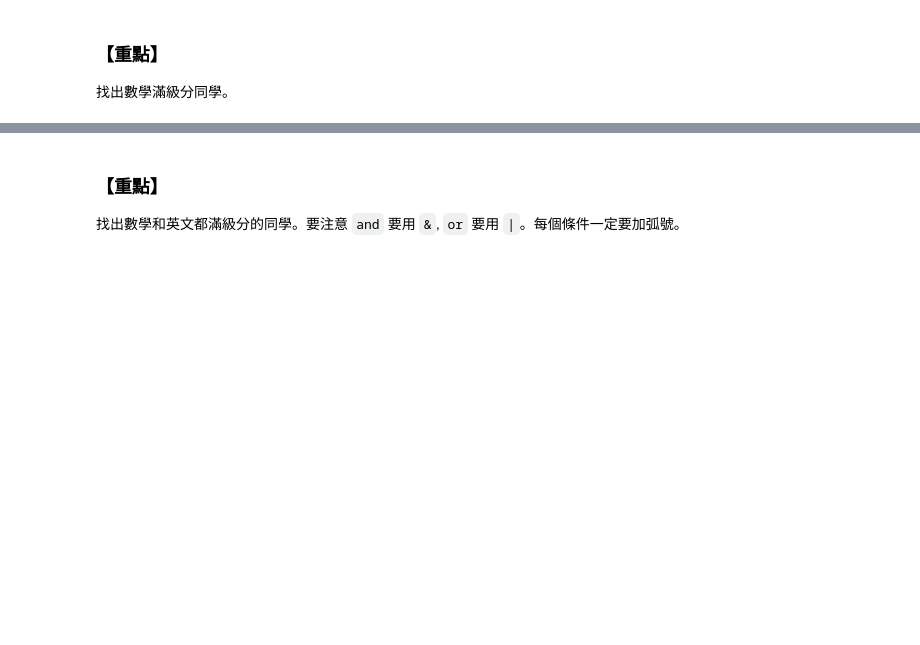
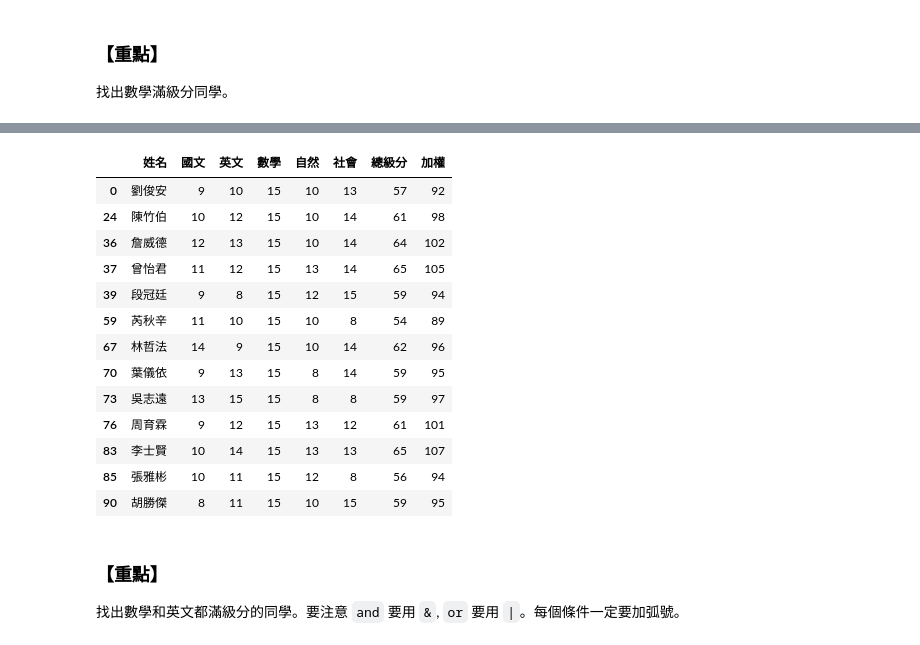
Before and after one commit to YouWeiChenPython/IMLP, a Jupyter notebook: Unit02/02_Pandas數據分析.ipynb, the cells around one changed output, grey strips where cells are left out. Cells and saved outputs as stored; diff of their text form; code cells hidden in the pictures; blank space fills up the shorter version.

```diff
--- a/Unit02/02_Pandas數據分析.ipynb
+++ b/Unit02/02_Pandas數據分析.ipynb
@@ -193,0 +194,2 @@ df
+# %%
+df["加權"] = df.國文 + df.英文*2 + df.數學*2 + df.自然*2 + df.社會
@@ -238,3 +253,20 @@ SyntaxError: invalid syntax (<ipython-input-37-770b1f099977>, line 1)
+# %%
+df[df.數學==15]
+# %% [output]
+|  | 姓名 | 國文 | 英文 | 數學 | 自然 | 社會 | 總級分 | 加權 |
+| 0 | 劉俊安 | 9 | 10 | 15 | 10 | 13 | 57 | 92 |
+| 24 | 陳竹伯 | 10 | 12 | 15 | 10 | 14 | 61 | 98 |
+| 36 | 詹威德 | 12 | 13 | 15 | 10 | 14 | 64 | 102 |
+| 37 | 曾怡君 | 11 | 12 | 15 | 13 | 14 | 65 | 105 |
+| 39 | 段冠廷 | 9 | 8 | 15 | 12 | 15 | 59 | 94 |
+| 59 | 芮秋辛 | 11 | 10 | 15 | 10 | 8 | 54 | 89 |
+| 67 | 林哲法 | 14 | 9 | 15 | 10 | 14 | 62 | 96 |
+| 70 | 葉儀依 | 9 | 13 | 15 | 8 | 14 | 59 | 95 |
+| 73 | 吳志遠 | 13 | 15 | 15 | 8 | 8 | 59 | 97 |
+| 76 | 周育霖 | 9 | 12 | 15 | 13 | 12 | 61 | 101 |
+| 83 | 李士賢 | 10 | 14 | 15 | 13 | 13 | 65 | 107 |
+| 85 | 張雅彬 | 10 | 11 | 15 | 12 | 8 | 56 | 94 |
+| 90 | 胡勝傑 | 8 | 11 | 15 | 10 | 15 | 59 | 95 |
 # %% [markdown]
 ### 【重點】
 
```
Also changed, not shown: parts of 10 cells of this notebook.
